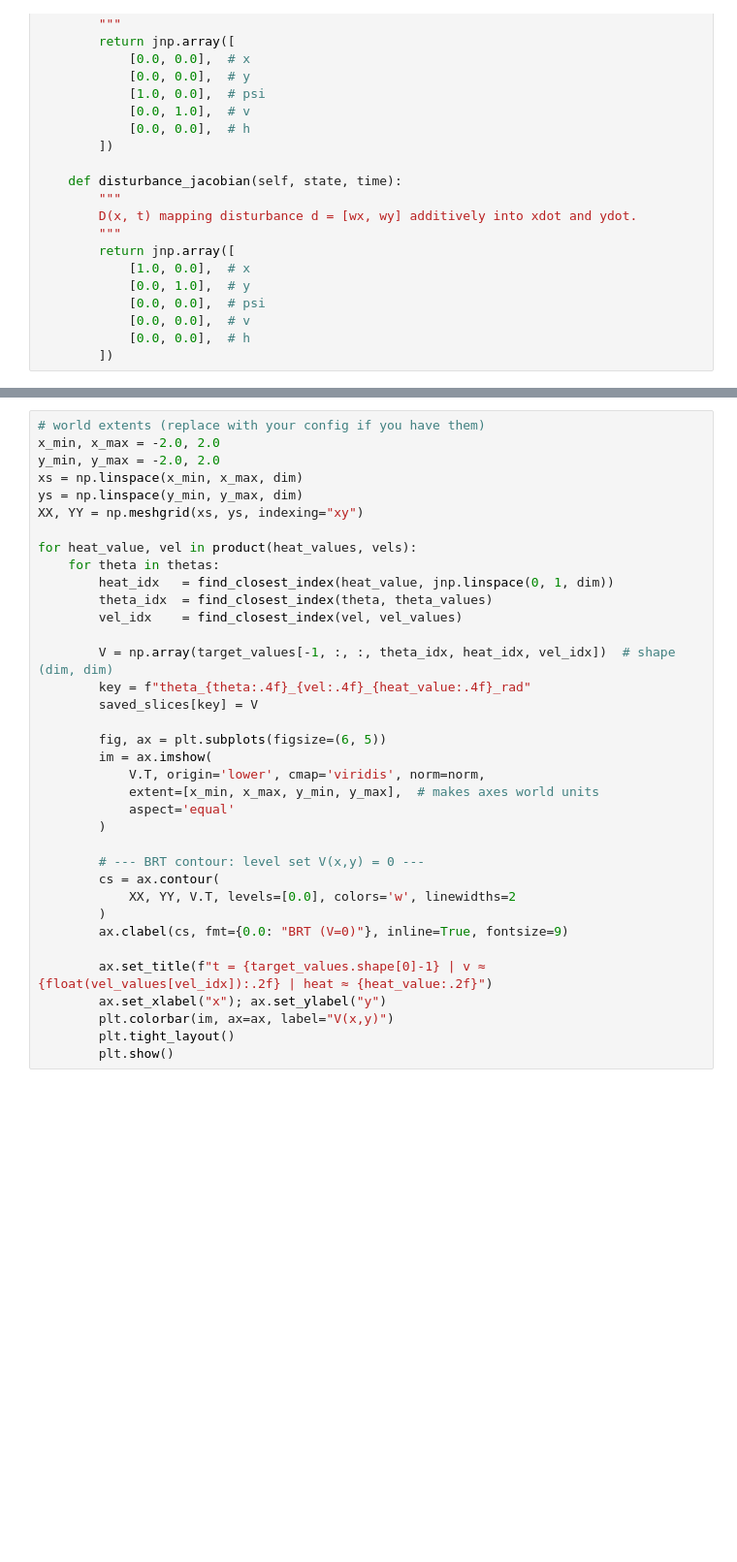
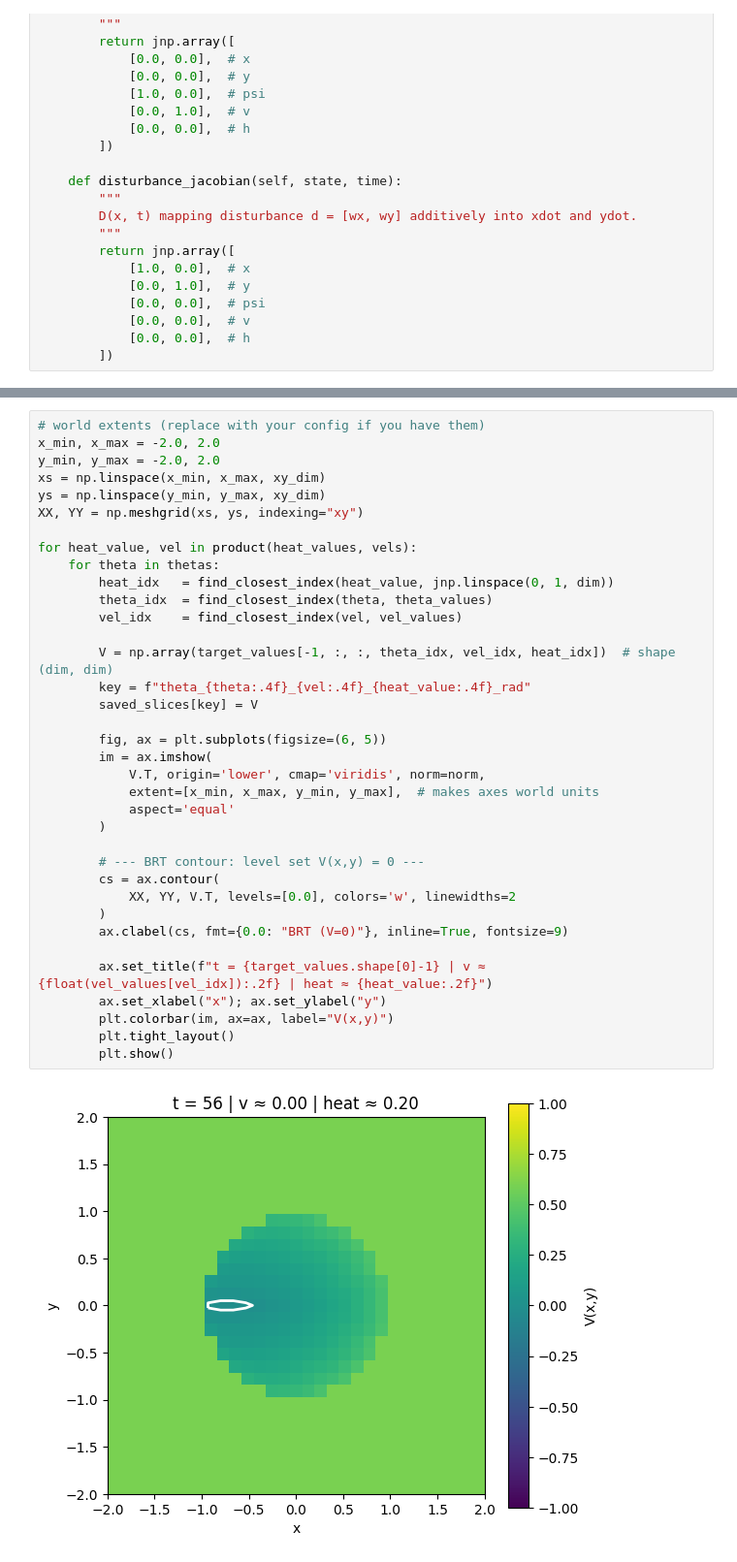
Before and after one commit to mattkiim/PytorchReachability, a Jupyter notebook: scripts/dubins_gt_heat_vel.ipynb, the cells around one changed output, grey strips where cells are left out. Shown at 97% size. Drawn from its saved outputs; the diff is of its cells as text; blank space fills up the shorter version.

```diff
--- a/scripts/dubins_gt_heat_vel.ipynb
+++ b/scripts/dubins_gt_heat_vel.ipynb
@@ -347,35 +346,37 @@ for heat_value, vel in product(heat_values, vels):
 # world extents (replace with your config if you have them)
 x_min, x_max = -2.0, 2.0
 y_min, y_max = -2.0, 2.0
-xs = np.linspace(x_min, x_max, dim)
-ys = np.linspace(y_min, y_max, dim)
+xs = np.linspace(x_min, x_max, xy_dim)
+ys = np.linspace(y_min, y_max, xy_dim)
 XX, YY = np.meshgrid(xs, ys, indexing="xy")
 
 for heat_value, vel in product(heat_values, vels):
     for theta in thetas:
         heat_idx   = find_closest_index(heat_value, jnp.linspace(0, 1, dim))
         theta_idx  = find_closest_index(theta, theta_values)
         vel_idx    = find_closest_index(vel, vel_values)
 
-        V = np.array(target_values[-1, :, :, theta_idx, heat_idx, vel_idx])  # shape (dim, dim)
+        V = np.array(target_values[-1, :, :, theta_idx, vel_idx, heat_idx])  # shape (dim, dim)
         key = f"theta_{theta:.4f}_{vel:.4f}_{heat_value:.4f}_rad"
         saved_slices[key] = V
 
         fig, ax = plt.subplots(figsize=(6, 5))
         im = ax.imshow(
             V.T, origin='lower', cmap='viridis', norm=norm,
             extent=[x_min, x_max, y_min, y_max],  # makes axes world units
             aspect='equal'
         )
 
         # --- BRT contour: level set V(x,y) = 0 ---
         cs = ax.contour(
             XX, YY, V.T, levels=[0.0], colors='w', linewidths=2
         )
         ax.clabel(cs, fmt={0.0: "BRT (V=0)"}, inline=True, fontsize=9)
 
         ax.set_title(f"t = {target_values.shape[0]-1} | v ≈ {float(vel_values[vel_idx]):.2f} | heat ≈ {heat_value:.2f}")
         ax.set_xlabel("x"); ax.set_ylabel("y")
         plt.colorbar(im, ax=ax, label="V(x,y)")
         plt.tight_layout()
         plt.show()
+# %% [output]
+[figure, added]
```
Also changed, not shown: parts of 7 cells of this notebook.
